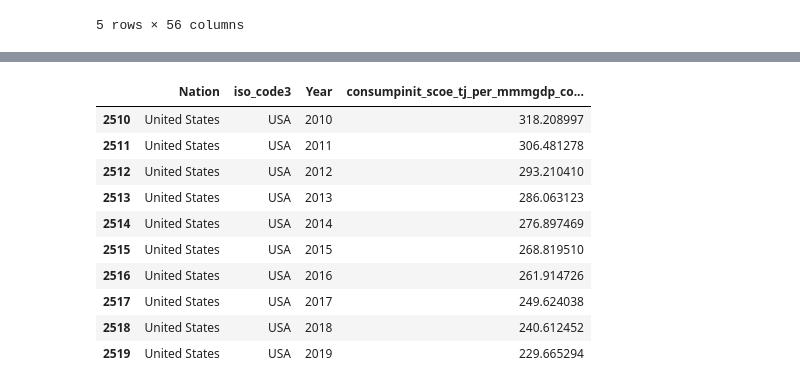
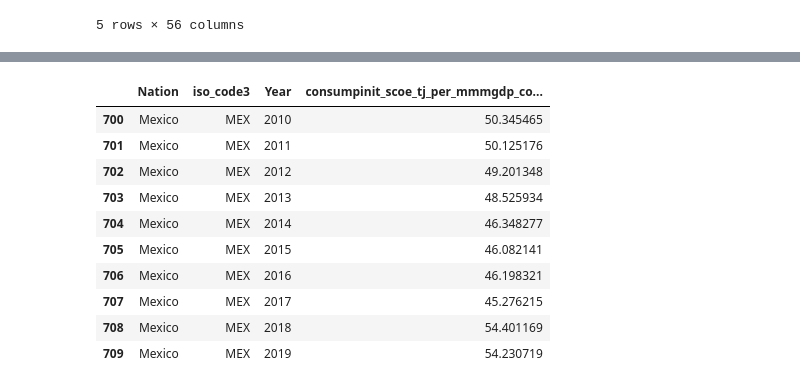
Before and after one commit to milocortes/sisepuede_data, a Jupyter notebook: Energy/consumpinit_scoe_tj_per_mmmgdp_commercial_municipal_elec_appliances/src/Process.ipynb, the cells around one changed output, grey strips where cells are left out. Saved outputs shown, nothing was run; the diff lists cells and outputs as text; code cells hidden in the pictures.

Commit message:
socioeconomic ok sub-regions for missing data

```diff
--- a/Energy/consumpinit_scoe_tj_per_mmmgdp_commercial_municipal_elec_appliances/src/Process.ipynb
+++ b/Energy/consumpinit_scoe_tj_per_mmmgdp_commercial_municipal_elec_appliances/src/Process.ipynb
@@ -78,4 +90,22 @@ df_reselec.head()
 # %%
-df_nhh = pd.read_csv("../row_data/GDP_WB.csv")
-df_nhh.columns
+df_gdp_hist = pd.read_csv("../row_data/gdp_mmm_usd_hist.csv")
+df_gdp_proj = pd.read_csv("../row_data/gdp_mmm_usd_proj.csv")
+
+countries = list(set(df_gdp_proj['Nation'].values))
+
+years_all = range(min(df_gdp_hist['Year'].values),max(df_gdp_proj['Year'].values)+1)
+c_y_gdp = []
+for c in countries:
+    for y in years_all:
+
+        try:
+            gdp = df_gdp_hist.loc[(df_gdp_hist['Nation']==c) & (df_gdp_hist['Year']==y),]['gdp_mmm_usd'].values[0]
+
+        except:
+            gdp = df_gdp_proj.loc[(df_gdp_proj['Nation']==c) & (df_gdp_proj['Year']==y)]['gdp_mmm_usd'].values[0]
+
+        c_y_gdp.append([c,y,gdp])
+
+df_gdp_all = pd.DataFrame(c_y_gdp,columns=['Nation', 'Year', 'gdp_mmm_usd'])
+df_gdp_all
 # %% [output]
@@ -124,0 +125,4 @@ df_nhh
+# %%
+df_reselec['Country'] = df_reselec['Country'].replace("People's Republic of China", 'China')
+
+set(df_reselec['Country'].values)
@@ -125,6 +147,6 @@ df_nhh
 # %%
 # create a list of names to keep
-keep_country = df_nhh['Country Name'].values
+keep_country = df_gdp_proj['Nation'].values
 
 # create a boolean mask
 mask = df_reselec['Country'].isin(keep_country)
@@ -132,6 +154,6 @@ mask = df_reselec['Country'].isin(keep_country)
 # filter the DataFrame using the mask
 df_reselec = df_reselec[mask]
 
-df_reselec.head()
+df_reselec.head(6)
 # %% [output]
 |  | Country | 2010 | 2011 | 2012 | 2013 | 2014 | 2015 | 2016 | 2017 | 2018 | 2019 |
@@ -179,13 +267,11 @@ mean_nhh
 # %%
 #### HISTORICAL ######
 
-countries=df_countries['Country Name'].values
-ISO3=np.unique(df_countries['ISO3'].values)
-
 coun_year=[]
-for count in zip(countries,ISO3):
-    for year in years:
-        coun_year.append([count[0],count[1],int(year),0])
+for count in countries:
+    iso3 = df_gdp_hist.loc[df_gdp_hist['Nation']==count]['iso_code3'].values[0]
+    for year in years1:
+        coun_year.append([count,iso3,year,0])
 df_historical_out = pd.DataFrame(coun_year, columns=['Nation','iso_code3', 'Year',var_name])
 df_historical_out
 # %% [output]
@@ -235,17 +338,17 @@ df_historical_out
 # %%
-df_historical_out.loc[df_historical_out['Nation']=='United States']
+df_historical_out.loc[df_historical_out['Nation']=='Mexico']
 # %% [output]
 |  | Nation | iso_code3 | Year | consumpinit_scoe_tj_per_mmmgdp_co... |
-| 2510 | United States | USA | 2010 | 318.208997 |
-| 2511 | United States | USA | 2011 | 306.481278 |
-| 2512 | United States | USA | 2012 | 293.210410 |
-| 2513 | United States | USA | 2013 | 286.063123 |
-| 2514 | United States | USA | 2014 | 276.897469 |
-| 2515 | United States | USA | 2015 | 268.819510 |
-| 2516 | United States | USA | 2016 | 261.914726 |
-| 2517 | United States | USA | 2017 | 249.624038 |
-| 2518 | United States | USA | 2018 | 240.612452 |
-| 2519 | United States | USA | 2019 | 229.665294 |
+| 700 | Mexico | MEX | 2010 | 50.345465 |
+| 701 | Mexico | MEX | 2011 | 50.125176 |
+| 702 | Mexico | MEX | 2012 | 49.201348 |
+| 703 | Mexico | MEX | 2013 | 48.525934 |
+| 704 | Mexico | MEX | 2014 | 46.348277 |
+| 705 | Mexico | MEX | 2015 | 46.082141 |
+| 706 | Mexico | MEX | 2016 | 46.198321 |
+| 707 | Mexico | MEX | 2017 | 45.276215 |
+| 708 | Mexico | MEX | 2018 | 54.401169 |
+| 709 | Mexico | MEX | 2019 | 54.230719 |
 # %%
 df_historical_out.to_csv('../input_to_sisepuede/historical/'+var_name+'.csv')
 # %%
```
Also changed, not shown: parts of 14 cells of this notebook, 30 other files.
